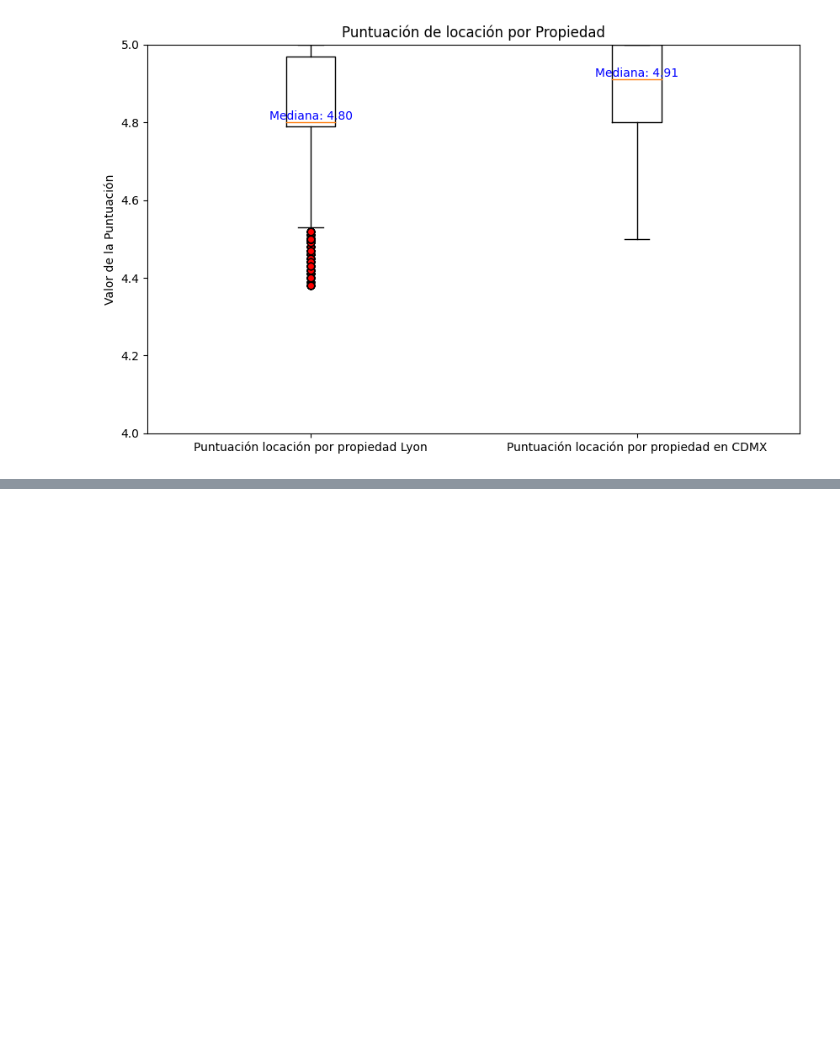
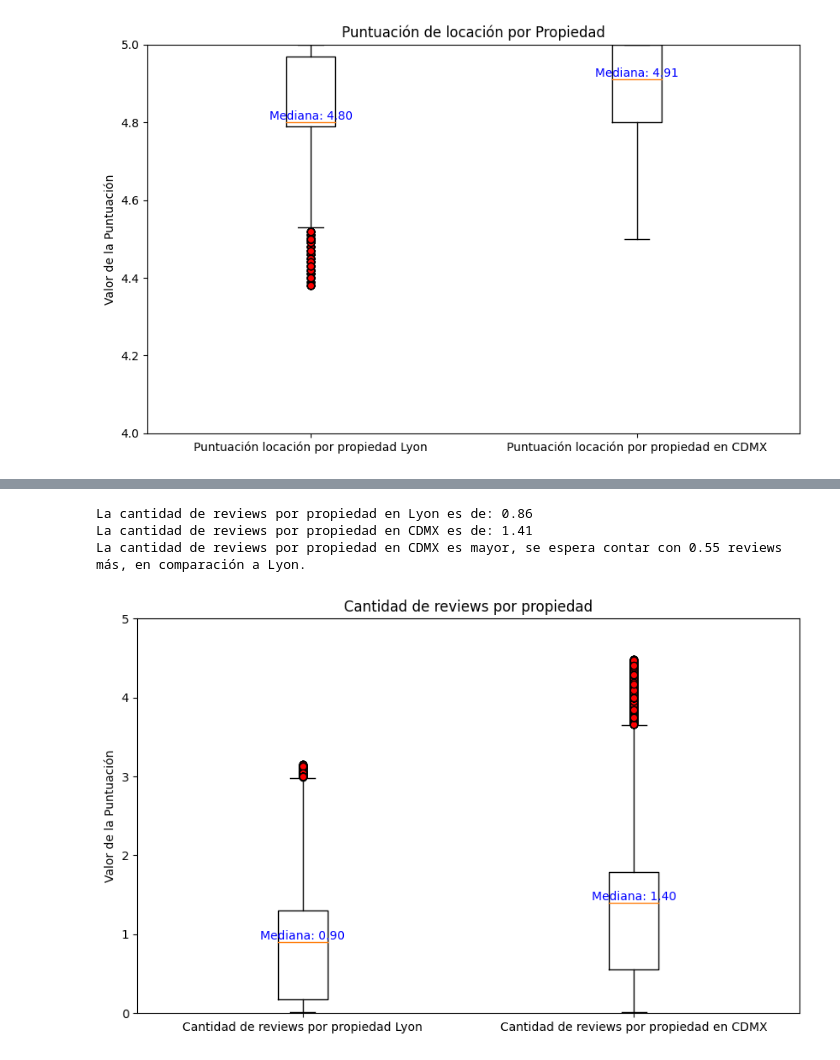
Before and after one commit to AlbertoMuro/Evidencia1, a Jupyter notebook: codigo.ipynb, the cells around one changed output, grey strips where cells are left out. Saved outputs shown, nothing was run; the diff lists cells and outputs as text; code cells hidden in the pictures; blank space fills up the shorter version.

```diff
--- a/codigo.ipynb
+++ b/codigo.ipynb
@@ -1004,0 +1047,42 @@ La puntuación promedio de locación  en CDMX es mayor, se espera contar con 0.0
+# %%
+#reviews
+reviews_df1 = lyon_limpio['reviews_per_month'].mean()
+reviews_df2 = cdmx_limpio['reviews_per_month'].mean()
+
+# Calcular la diferencia numérica entre las medias
+diferencia = abs(reviews_df1 - reviews_df2)
+
+print(f"La cantidad de reviews por propiedad en Lyon es de: {reviews_df1:.2f}")
+print(f"La cantidad de reviews por propiedad en CDMX es de: {reviews_df2:.2f}")
+
+if reviews_df1 > reviews_df2:
+    print(f"La cantidad de reviews por propiedad en Lyon es mayor, se espera contar con {diferencia:.2f} reviews más, en comparación a CDMX.")
+elif reviews_df1 < reviews_df2:
+    print(f"La cantidad de reviews por propiedad en CDMX es mayor, se espera contar con {diferencia:.2f} reviews más, en comparación a Lyon.")
+else:
+    print("La cantidad de reviews por propiedad es igual para ambas ciudades.")
+
+# Análisis visual
+reviews = [lyon_limpio["reviews_per_month"], cdmx_limpio["reviews_per_month"]]
+labels = ['Cantidad de reviews por propiedad Lyon', 'Cantidad de reviews por propiedad en CDMX']
+
+plt.figure(figsize=(10, 6))
+
+boxplot = plt.boxplot(reviews, labels=labels, flierprops={'marker': 'o', 'markersize': 6, 'markerfacecolor': 'red'})
+
+# Agregar líneas o textos con los valores de mediana, mínimo y máximo si hay suficientes datos
+medians = [item.get_ydata()[0] for item in boxplot['medians']]
+
+
+for i in range(len(labels)):
+    plt.text(i + 1, medians[i], f'Mediana: {medians[i]:.2f}', ha='center', va='bottom', color='blue')
+
+plt.ylim(0, 5)  # Ajusta el rango del eje y según tus datos
+plt.title('Cantidad de reviews por propiedad')
+plt.ylabel('Valor de la Puntuación')
+plt.show()
+# %% [output]
+La cantidad de reviews por propiedad en Lyon es de: 0.86
+La cantidad de reviews por propiedad en CDMX es de: 1.41
+La cantidad de reviews por propiedad en CDMX es mayor, se espera contar con 0.55 reviews más, en comparación a Lyon.
+[figure, added]
```
Also changed, not shown: parts of 7 cells of this notebook.
